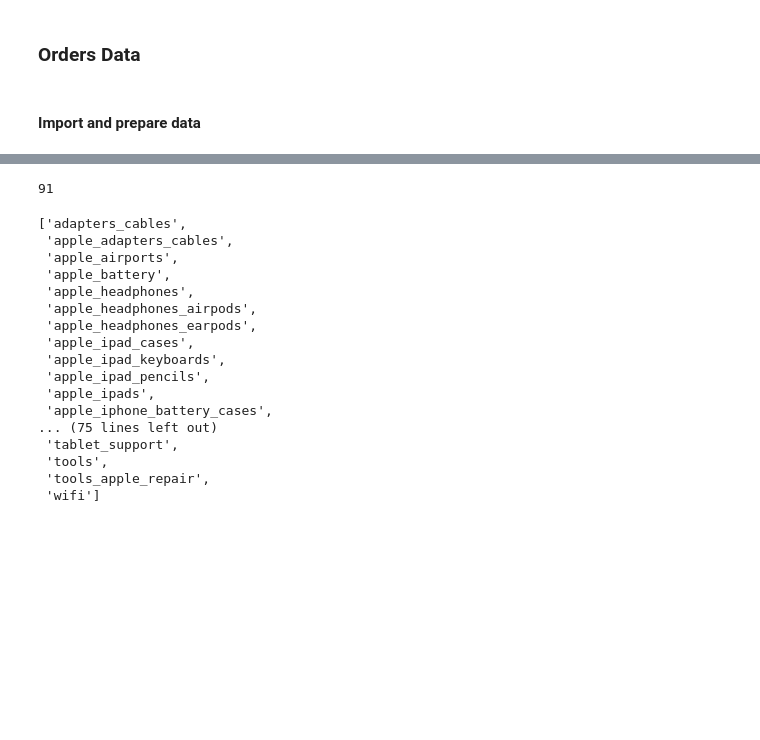
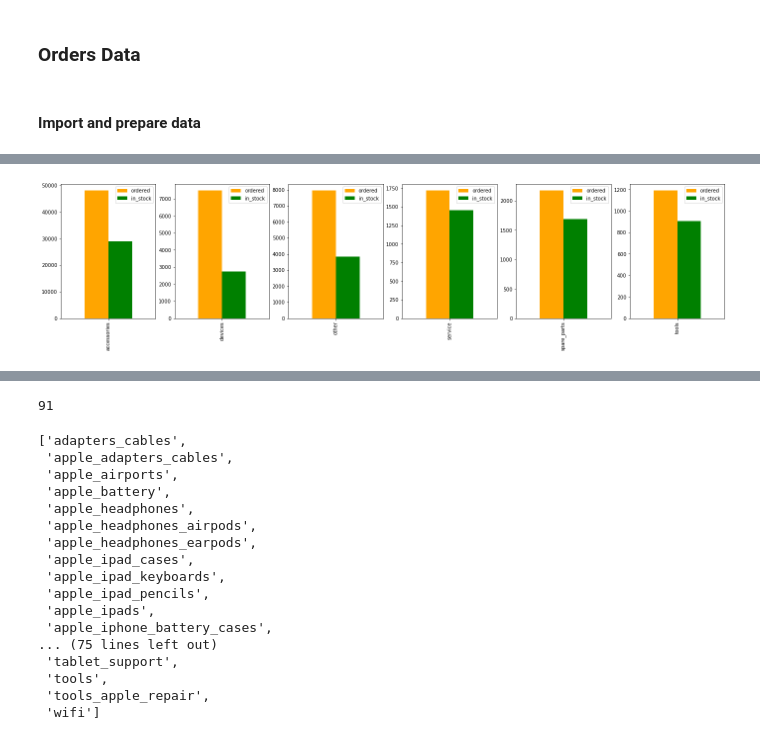
Before and after one commit to GoodnessUdochukwu/2.-Data-Preparation-Exploration-Analysis-Visualization, a Jupyter notebook: exploratory_data_analysis_and_visualization_project.ipynb, the cells around one changed output, grey strips where cells are left out. Saved outputs shown, nothing was run; the diff lists cells and outputs as text; code cells hidden in the pictures; blank space fills up the shorter version.

```diff
--- a/exploratory_data_analysis_and_visualization_project.ipynb
+++ b/exploratory_data_analysis_and_visualization_project.ipynb
@@ -1047,0 +124,9 @@ prdt_categ.category.replace(to_replace='spare-parts', value='spare_parts', inpla
+# %%
+# How does the quantity of products ordered compare to what is available in stock across categories?
+compare_categories = (prdt_categ.groupby('category')
+                                .qty.sum().to_frame(name='ordered')
+                                .join(prdt_categ[prdt_categ.in_stock == 1].groupby('category')
+                                                                          .qty.sum().to_frame(name='in_stock'), how='inner')
+                     )
+
+compare_categories
@@ -1047,0 +142,8 @@ prdt_categ.category.replace(to_replace='spare-parts', value='spare_parts', inpla
+# %%
+fig, ax = plt.subplots(1, 6)
+for x in range(len(compare_categories)):
+    compare_categories.iloc[x].to_frame().T.plot(kind='bar', ax=ax[x], color=['orange', 'green'], figsize=(24,5))
+
+plt.show();
+# %% [output]
+[figure, added]
```
Also changed, not shown: parts of 155 cells of this notebook.
